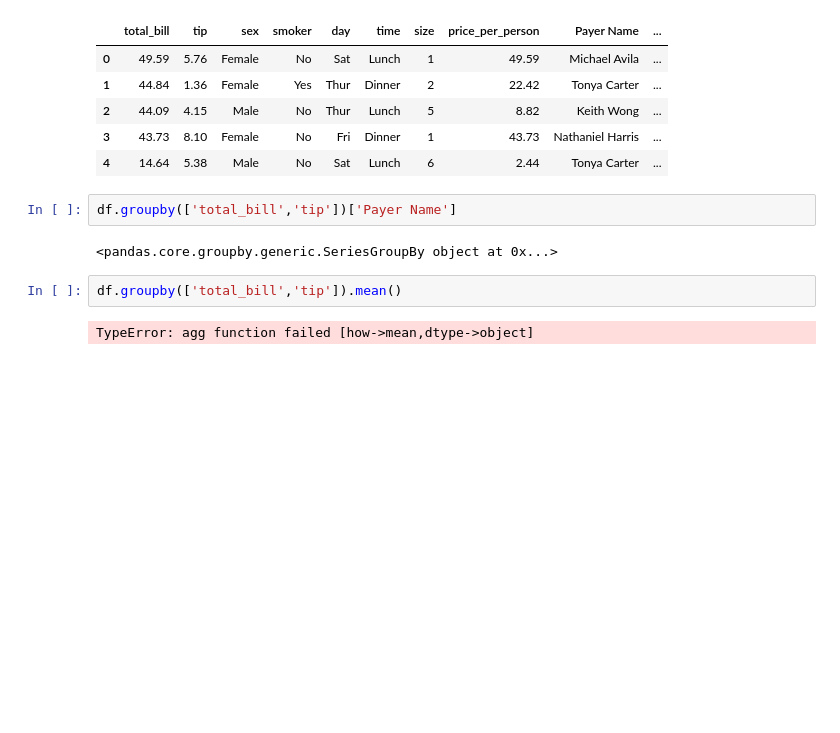
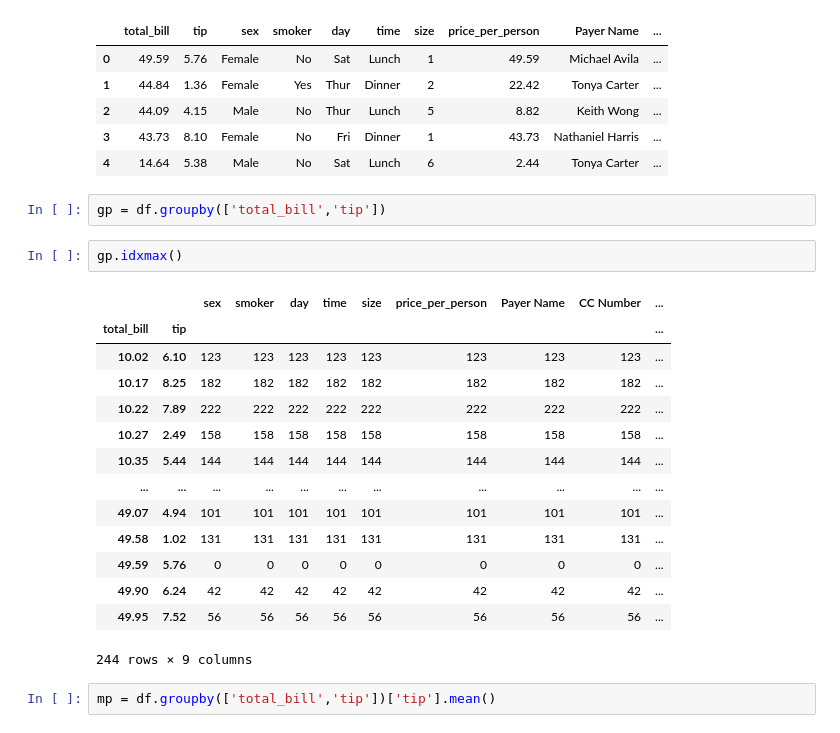
Before and after one commit to ibrahim10sy/learn-python, a Jupyter notebook: groupby.ipynb, the cells around one changed output. Drawn from its saved outputs; the diff is of its cells as text; blank space fills up the shorter version.

```diff
--- a/groupby.ipynb
+++ b/groupby.ipynb
@@ -18,10 +18,23 @@ df.head()
 | 3 | 43.73 | 8.10 | Female | No | Fri | Dinner | 1 | 43.73 | Nathaniel Harris | ... |
 | 4 | 14.64 | 5.38 | Male | No | Sat | Lunch | 6 | 2.44 | Tonya Carter | ... |
 # %%
-df.groupby(['total_bill','tip'])['Payer Name']
+gp = df.groupby(['total_bill','tip'])
-# %% [output]
-<pandas.core.groupby.generic.SeriesGroupBy object at 0x...>
+# %%
+gp.idxmax()
+# %% [output]
+|  |  | sex | smoker | day | time | size | price_per_person | Payer Name | CC Number | ... |
+| total_bill | tip |  |  |  |  |  |  |  |  | ... |
+| 10.02 | 6.10 | 123 | 123 | 123 | 123 | 123 | 123 | 123 | 123 | ... |
+| 10.17 | 8.25 | 182 | 182 | 182 | 182 | 182 | 182 | 182 | 182 | ... |
+| 10.22 | 7.89 | 222 | 222 | 222 | 222 | 222 | 222 | 222 | 222 | ... |
+| 10.27 | 2.49 | 158 | 158 | 158 | 158 | 158 | 158 | 158 | 158 | ... |
+| 10.35 | 5.44 | 144 | 144 | 144 | 144 | 144 | 144 | 144 | 144 | ... |
+| ... | ... | ... | ... | ... | ... | ... | ... | ... | ... | ... |
+| 49.07 | 4.94 | 101 | 101 | 101 | 101 | 101 | 101 | 101 | 101 | ... |
+| 49.58 | 1.02 | 131 | 131 | 131 | 131 | 131 | 131 | 131 | 131 | ... |
+| 49.59 | 5.76 | 0 | 0 | 0 | 0 | 0 | 0 | 0 | 0 | ... |
+| 49.90 | 6.24 | 42 | 42 | 42 | 42 | 42 | 42 | 42 | 42 | ... |
+| 49.95 | 7.52 | 56 | 56 | 56 | 56 | 56 | 56 | 56 | 56 | ... |
+244 rows × 9 columns
 # %%
-df.groupby(['total_bill','tip']).mean()
+mp = df.groupby(['total_bill','tip'])['tip'].mean()
-# %% [output]
-TypeError: agg function failed [how->mean,dtype->object]
```
Also changed, not shown: parts of 10 cells of this notebook.
